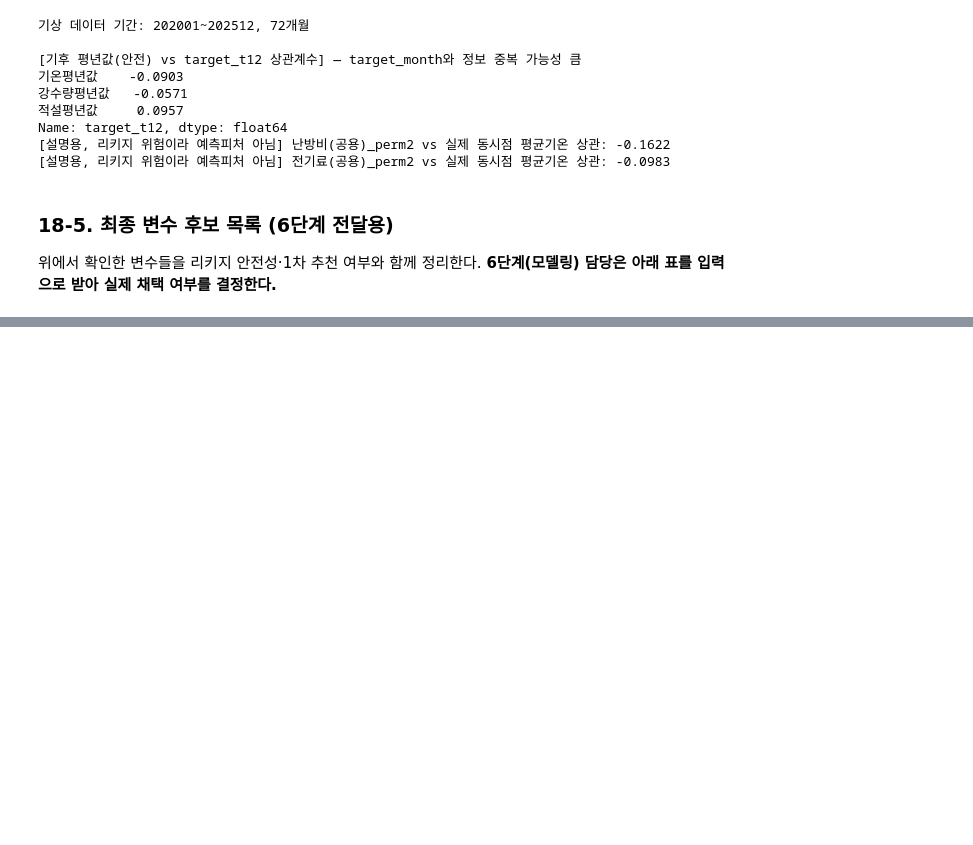
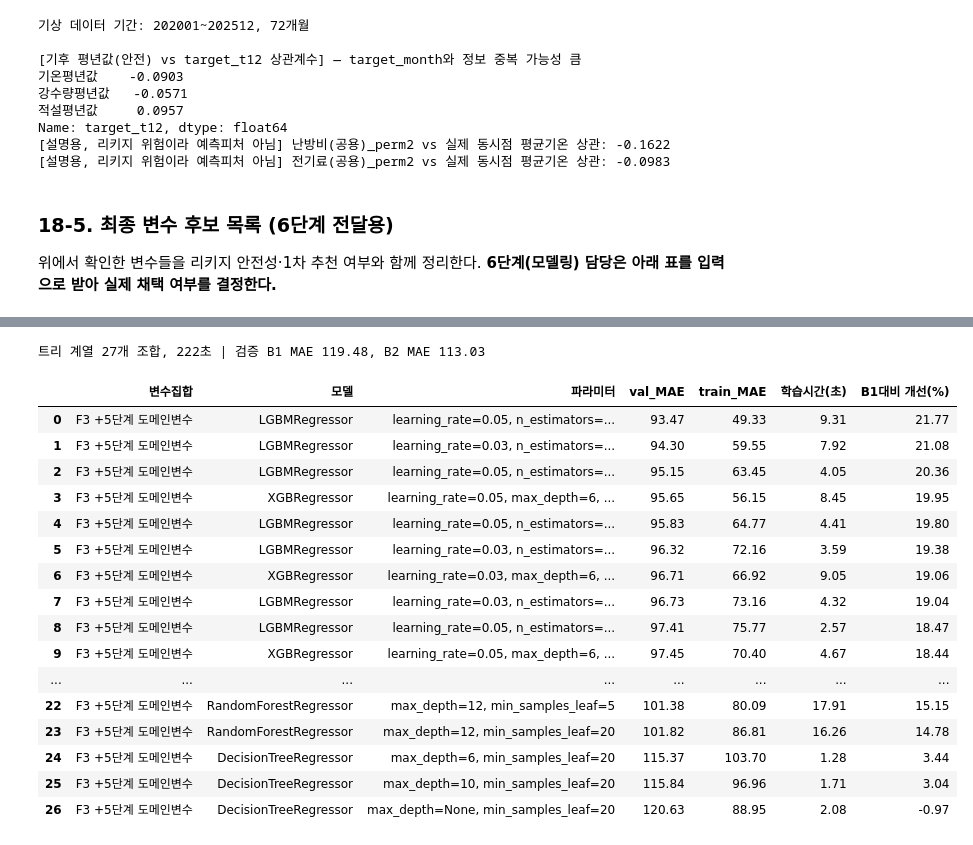
Before and after one commit to roh-git/mlapt_project, a Jupyter notebook: main_analysis.ipynb, the cells around one changed output, grey strips where cells are left out. Cells and saved outputs as stored; diff of their text form; code cells hidden in the pictures; blank space fills up the shorter version.

```diff
--- a/main_analysis.ipynb
+++ b/main_analysis.ipynb
@@ -2017,0 +2237,43 @@ candidate_summary
+# %%
+from sklearn.tree import DecisionTreeRegressor
+from sklearn.ensemble import RandomForestRegressor, HistGradientBoostingRegressor
+import lightgbm as lgb
+import xgboost as xgb
+
+tree_grid = [
+    {'preprocess': [None], 'model': [DecisionTreeRegressor(random_state=42)],
+     'model__max_depth': [6, 10, None], 'model__min_samples_leaf': [20]},
+    {'preprocess': [None], 'model': [RandomForestRegressor(n_estimators=200, max_features=0.5, n_jobs=-1, random_state=42)],
+     'model__max_depth': [None, 12], 'model__min_samples_leaf': [5, 20]},
+    {'preprocess': [None], 'model': [HistGradientBoostingRegressor(random_state=42)],
+     'model__learning_rate': [0.05, 0.1], 'model__max_iter': [300, 600]},
+    {'preprocess': [None], 'model': [lgb.LGBMRegressor(subsample=0.8, subsample_freq=1, colsample_bytree=0.8, random_state=42, verbose=-1)],
+     'model__n_estimators': [400, 800], 'model__learning_rate': [0.03, 0.05], 'model__num_leaves': [31, 63]},
+    {'preprocess': [None], 'model': [xgb.XGBRegressor(subsample=0.8, colsample_bytree=0.8, tree_method='hist', n_jobs=-1, random_state=42)],
+     'model__n_estimators': [400, 800], 'model__learning_rate': [0.03, 0.05], 'model__max_depth': [4, 6]},
+]
+t0 = time.time()
+TREE_FS = 'F3 +5단계 도메인변수'
+tree_gs, tree_results = run_grid(tree_grid, TREE_FS)
+tree_results = tree_results.sort_values('val_MAE').reset_index(drop=True)
+print(f"트리 계열 {len(tree_results)}개 조합, {time.time() - t0:.0f}초 | 검증 B1 MAE {B1_VAL_MAE:.2f}, B2 MAE {B2_VAL_MAE:.2f}")
+show(tree_results)
+# %% [output]
+트리 계열 27개 조합, 222초 | 검증 B1 MAE 119.48, B2 MAE 113.03
+|  | 변수집합 | 모델 | 파라미터 | val_MAE | train_MAE | 학습시간(초) | B1대비 개선(%) |
+| 0 | F3 +5단계 도메인변수 | LGBMRegressor | learning_rate=0.05, n_estimators=... | 93.47 | 49.33 | 9.31 | 21.77 |
+| 1 | F3 +5단계 도메인변수 | LGBMRegressor | learning_rate=0.03, n_estimators=... | 94.30 | 59.55 | 7.92 | 21.08 |
+| 2 | F3 +5단계 도메인변수 | LGBMRegressor | learning_rate=0.05, n_estimators=... | 95.15 | 63.45 | 4.05 | 20.36 |
+| 3 | F3 +5단계 도메인변수 | XGBRegressor | learning_rate=0.05, max_depth=6, ... | 95.65 | 56.15 | 8.45 | 19.95 |
+| 4 | F3 +5단계 도메인변수 | LGBMRegressor | learning_rate=0.05, n_estimators=... | 95.83 | 64.77 | 4.41 | 19.80 |
+| 5 | F3 +5단계 도메인변수 | LGBMRegressor | learning_rate=0.03, n_estimators=... | 96.32 | 72.16 | 3.59 | 19.38 |
+| 6 | F3 +5단계 도메인변수 | XGBRegressor | learning_rate=0.03, max_depth=6, ... | 96.71 | 66.92 | 9.05 | 19.06 |
+| 7 | F3 +5단계 도메인변수 | LGBMRegressor | learning_rate=0.03, n_estimators=... | 96.73 | 73.16 | 4.32 | 19.04 |
+| 8 | F3 +5단계 도메인변수 | LGBMRegressor | learning_rate=0.05, n_estimators=... | 97.41 | 75.77 | 2.57 | 18.47 |
+| 9 | F3 +5단계 도메인변수 | XGBRegressor | learning_rate=0.05, max_depth=6, ... | 97.45 | 70.40 | 4.67 | 18.44 |
+| ... | ... | ... | ... | ... | ... | ... | ... |
+| 22 | F3 +5단계 도메인변수 | RandomForestRegressor | max_depth=12, min_samples_leaf=5 | 101.38 | 80.09 | 17.91 | 15.15 |
+| 23 | F3 +5단계 도메인변수 | RandomForestRegressor | max_depth=12, min_samples_leaf=20 | 101.82 | 86.81 | 16.26 | 14.78 |
+| 24 | F3 +5단계 도메인변수 | DecisionTreeRegressor | max_depth=6, min_samples_leaf=20 | 115.37 | 103.70 | 1.28 | 3.44 |
+| 25 | F3 +5단계 도메인변수 | DecisionTreeRegressor | max_depth=10, min_samples_leaf=20 | 115.84 | 96.96 | 1.71 | 3.04 |
+| 26 | F3 +5단계 도메인변수 | DecisionTreeRegressor | max_depth=None, min_samples_leaf=20 | 120.63 | 88.95 | 2.08 | -0.97 |
```
Also changed, not shown: parts of 13 cells of this notebook, 2 other files.
